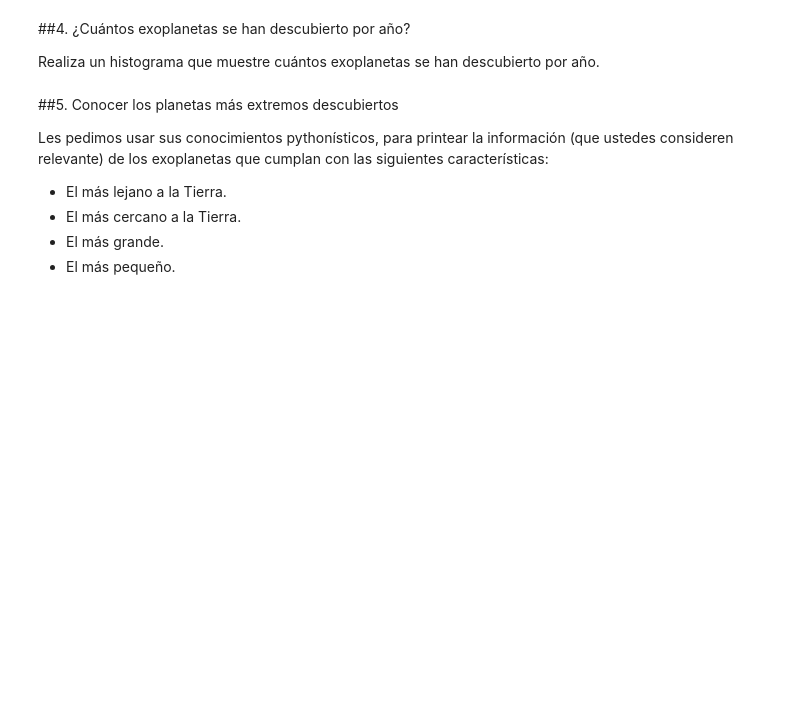
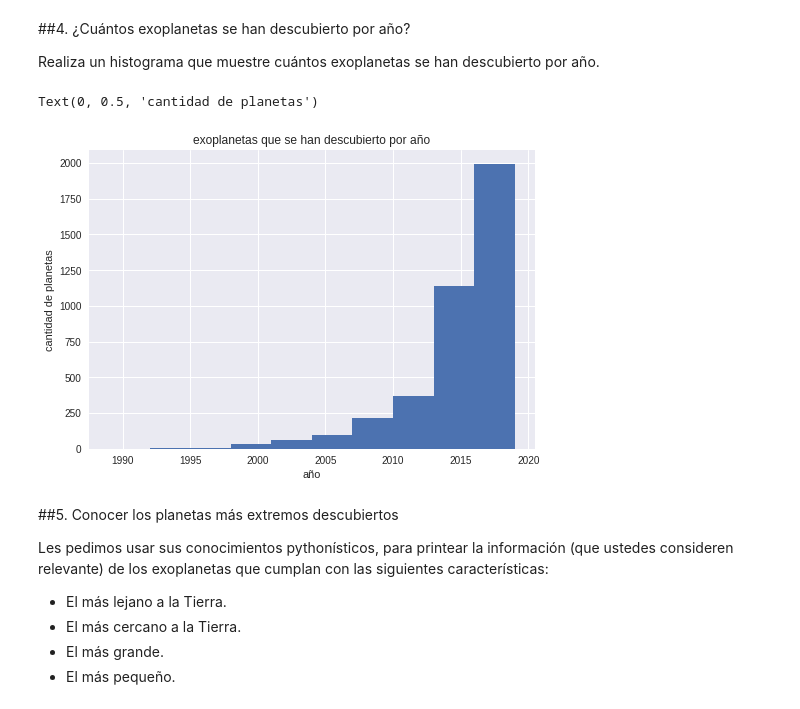
Before and after one commit to diegocorderoa/minitarea3, a Jupyter notebook: minitarea3.ipynb, the cells around one changed output. Cells and saved outputs as stored; diff of their text form; code cells hidden in the pictures; blank space fills up the shorter version.

```diff
--- a/minitarea3.ipynb
+++ b/minitarea3.ipynb
@@ -228,3 +226,12 @@ Realiza un histograma que muestre cuántos exoplanetas se han descubierto por a
+# %%
+# Hacer histograma
+plt.title('exoplanetas que se han descubierto por año')
+plt.hist(planetas['pl_disc'])
+plt.xlabel('año')
+plt.ylabel('cantidad de planetas')
+# %% [output]
+Text(0, 0.5, 'cantidad de planetas')
+[figure, added]
 # %% [markdown]
 ##5. Conocer los planetas más extremos descubiertos
 
```
Also changed, not shown: parts of 2 cells of this notebook.
